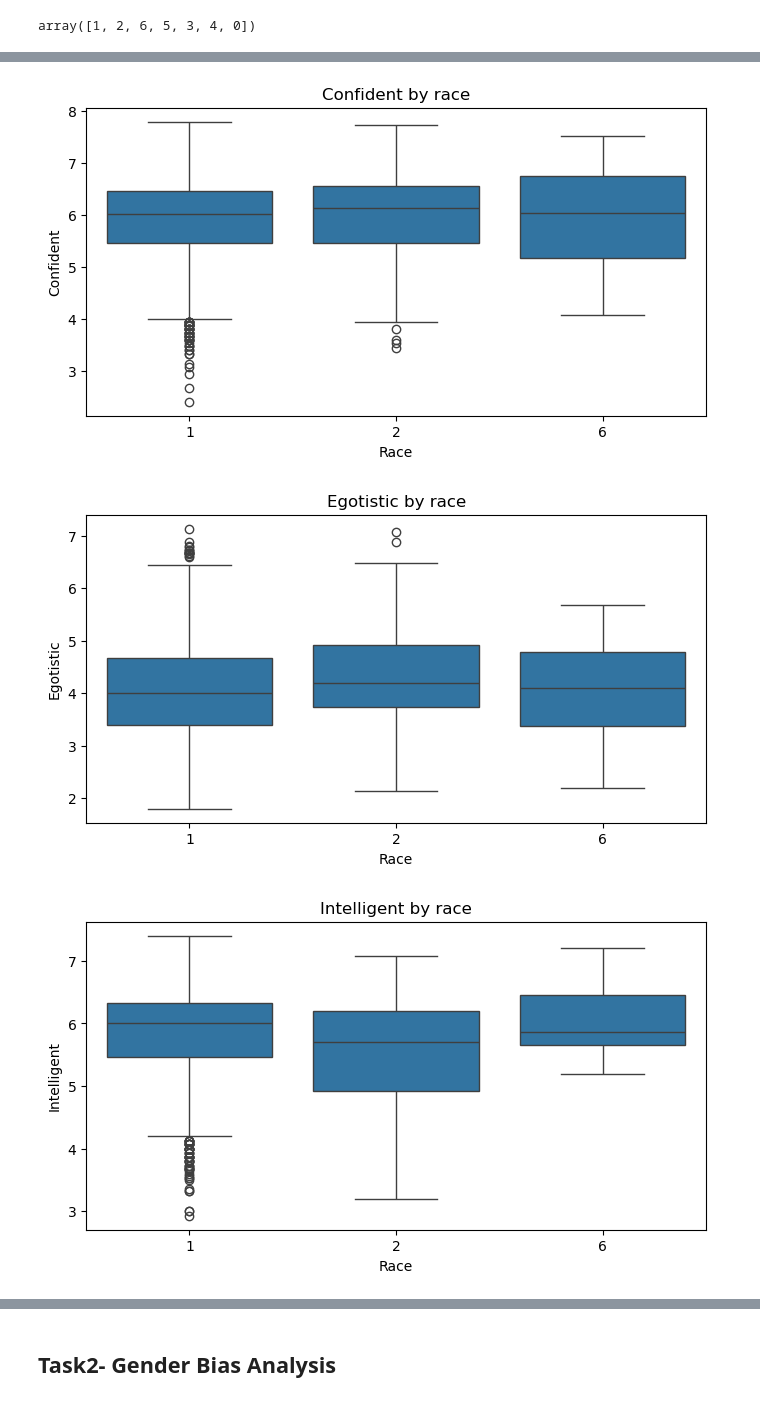
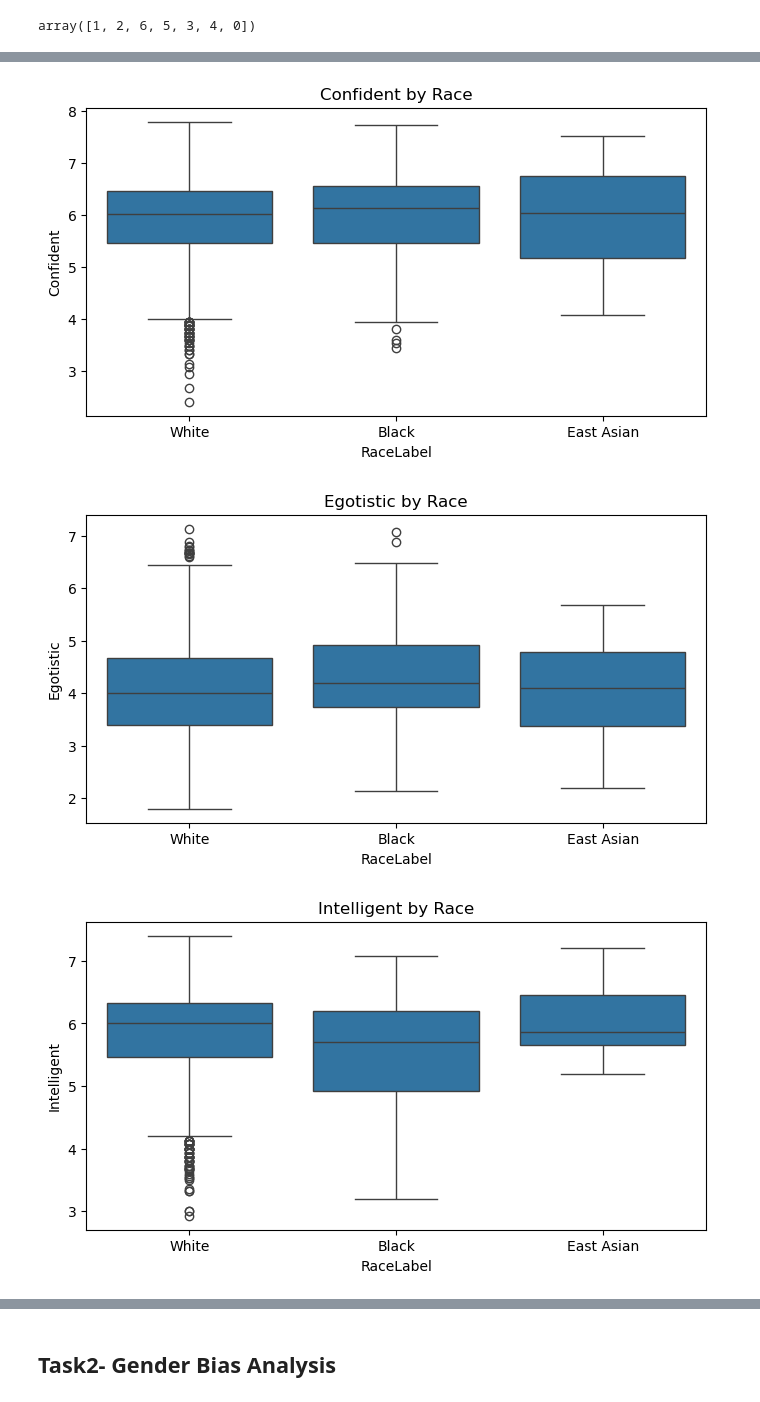
Before and after one commit to RheshaVinod/Fairness-and-Bias-Analysis, a Jupyter notebook: Vinod_RheshaSusil.ipynb, the cells around one changed output, grey strips where cells are left out. Saved outputs shown, nothing was run; the diff lists cells and outputs as text; code cells hidden in the pictures.

```diff
--- a/Vinod_RheshaSusil.ipynb
+++ b/Vinod_RheshaSusil.ipynb
@@ -53,8 +53,11 @@ df["Race"].unique()
 # %% [output]
 array([1, 2, 6, 5, 3, 4, 0])
 # %%
+race_col = "Race"
 
-race_col = "Race"
+# Numeric codes in this dataset:
+# 1 = White, 2 = Black, 6 = East Asian
+race_map = {1: "White", 2: "Black", 6: "East Asian"}
 
 race_groups = [1, 2, 6]
 traits = [
@@ -62,12 +65,9 @@ traits = [
     "Trustworthy", "Aggressive", "Caring", "Emotional", "Friendly", "Sociable"
 ]
 
+df_race = df[df[race_col].isin(race_groups)].copy()
+df_race = df_race.dropna(subset=[race_col] + traits)
+df_race["RaceLabel"] = df_race[race_col].map(race_map)
 
-df_race = df[df[race_col].isin(race_groups)].copy()
-
-# Drop missing values
-df_race = df_race.dropna(subset=[race_col] + traits)
-
-# Check result
-df_race[race_col].value_counts()
+df_race[["Race", "RaceLabel"]].value_counts().sort_index()
 # %% [output]
@@ -78,11 +78,12 @@ Race
 Name: count, dtype: int64
 # %%
+
 for trait in traits:
     plt.figure(figsize=(8, 4))
-    sns.boxplot(data=df_race, x=race_col, y=trait, order=race_groups)
-    plt.title(f"{trait} by race")
+    sns.boxplot(data=df_race, x="RaceLabel", y=trait, order=["White", "Black", "East Asian"])
+    plt.title(f"{trait} by Race")
     plt.show()
 # %% [output]
-[figure, old version]
+[figure, new version]
-[figure, old version]
+[figure, new version]
-[figure, old version]
+[figure, new version]
```
Also changed, not shown: parts of 15 cells of this notebook.
